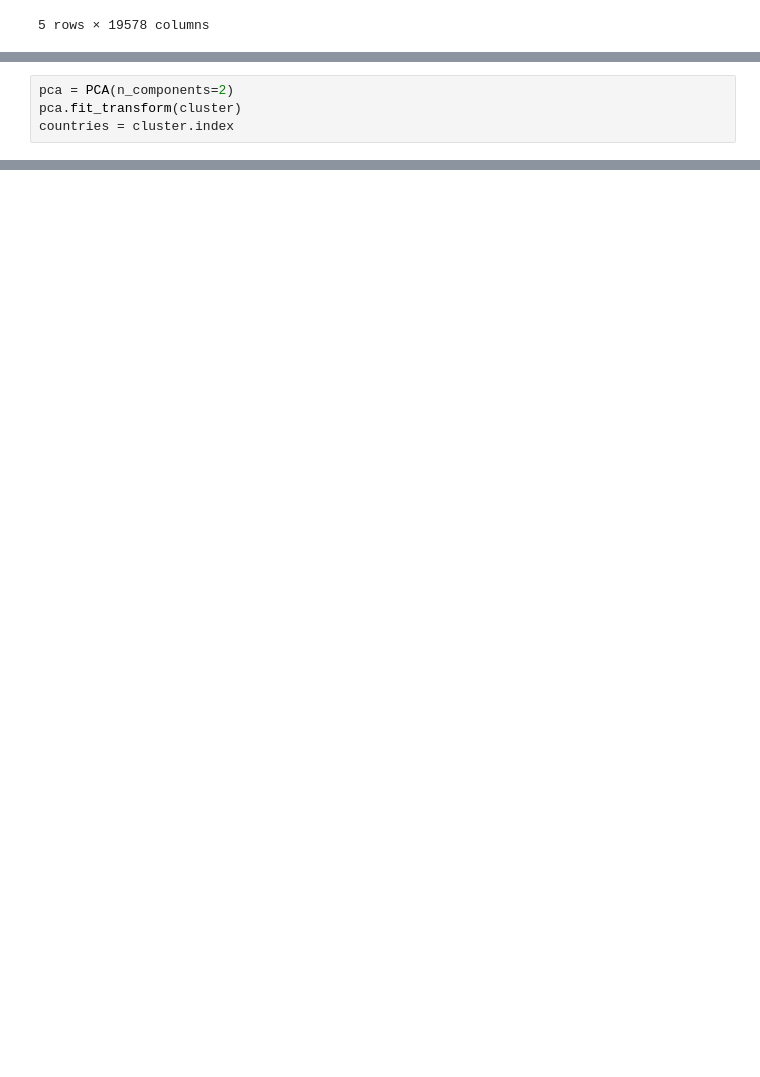
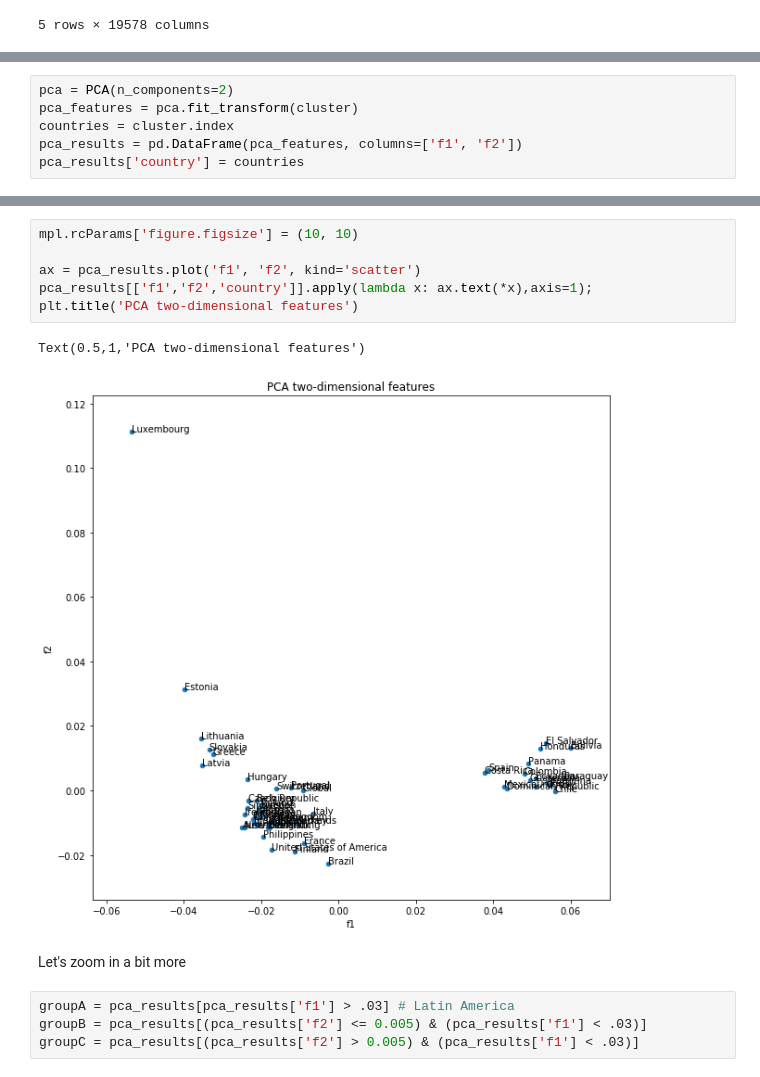
Before and after one commit to KirosG/spotify_top200_dataset, a Jupyter notebook: Untitled1.ipynb, the cells around one changed output, grey strips where cells are left out. Saved outputs shown, nothing was run; the diff lists cells and outputs as text; blank space fills up the shorter version.

```diff
--- a/Untitled1.ipynb
+++ b/Untitled1.ipynb
@@ -244,4 +248,6 @@ cluster.head()
 # %%
 pca = PCA(n_components=2)
-pca.fit_transform(cluster)
+pca_features = pca.fit_transform(cluster)
 countries = cluster.index
+pca_results = pd.DataFrame(pca_features, columns=['f1', 'f2'])
+pca_results['country'] = countries
@@ -260,0 +254,15 @@ Index(['Argentina', 'Australia', 'Austria', 'Belgium', 'Bolivia', 'Brazil',
+# %%
+mpl.rcParams['figure.figsize'] = (10, 10)
+
+ax = pca_results.plot('f1', 'f2', kind='scatter')
+pca_results[['f1','f2','country']].apply(lambda x: ax.text(*x),axis=1);
+plt.title('PCA two-dimensional features')
+# %% [output]
+Text(0.5,1,'PCA two-dimensional features')
+[figure, added]
+# %% [markdown]
+Let's zoom in a bit more
+# %%
+groupA = pca_results[pca_results['f1'] > .03] # Latin America
+groupB = pca_results[(pca_results['f2'] <= 0.005) & (pca_results['f1'] < .03)]
+groupC = pca_results[(pca_results['f2'] > 0.005) & (pca_results['f1'] < .03)]
```
Also changed, not shown: parts of 19 cells of this notebook, 1 other file.
